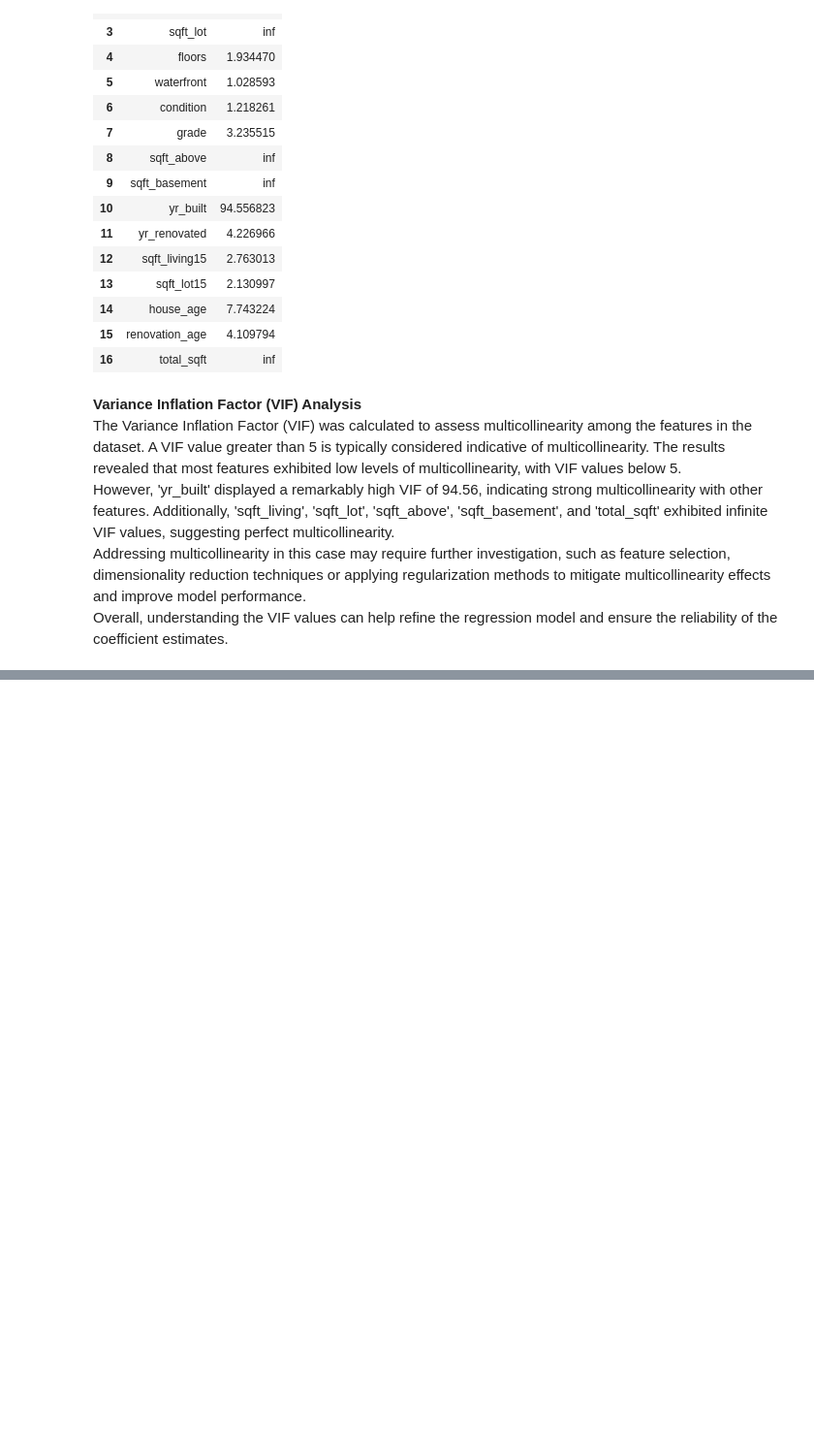
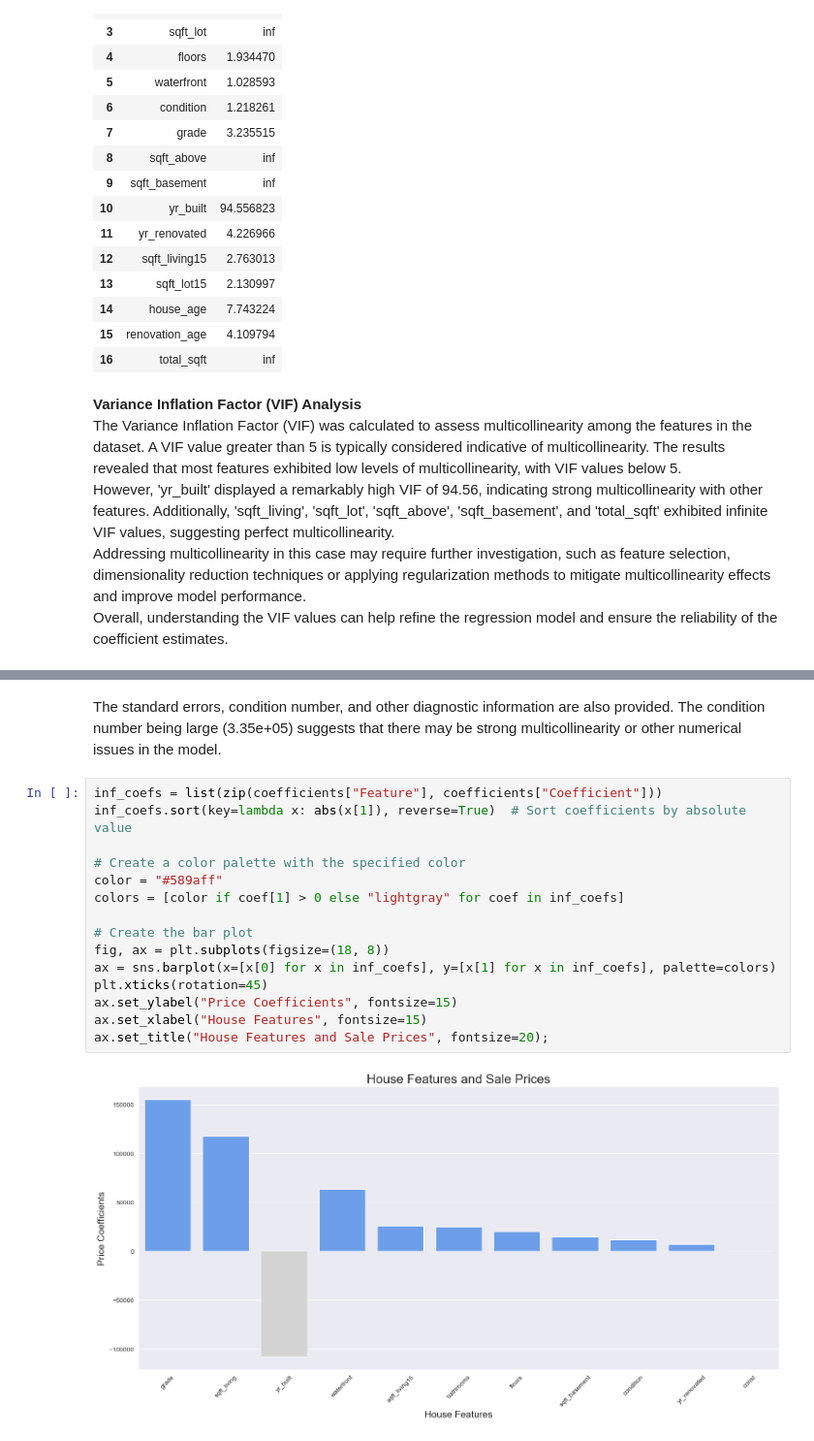
Before and after one commit to winnycodegurl/dsc-phase-2-projectgroup4, a Jupyter notebook: student.ipynb, the cells around one changed output, grey strips where cells are left out. Shown at 97% size. Drawn from its saved outputs; the diff is of its cells as text; blank space fills up the shorter version.

Commit message:
Modelling

```diff
--- a/student.ipynb
+++ b/student.ipynb
@@ -1017,0 +1442,20 @@ Variance Inflation Factor (VIF):
+# %% [markdown]
+The standard errors, condition number, and other diagnostic information are also provided.
+The condition number being large (3.35e+05) suggests that there may be strong multicollinearity or other numerical issues in the model.
+# %%
+inf_coefs = list(zip(coefficients["Feature"], coefficients["Coefficient"]))
+inf_coefs.sort(key=lambda x: abs(x[1]), reverse=True)  # Sort coefficients by absolute value
+
+# Create a color palette with the specified color
+color = "#589aff"
+colors = [color if coef[1] > 0 else "lightgray" for coef in inf_coefs]
+
+# Create the bar plot
+fig, ax = plt.subplots(figsize=(18, 8))
+ax = sns.barplot(x=[x[0] for x in inf_coefs], y=[x[1] for x in inf_coefs], palette=colors)
+plt.xticks(rotation=45)
+ax.set_ylabel("Price Coefficients", fontsize=15)
+ax.set_xlabel("House Features", fontsize=15)
+ax.set_title("House Features and Sale Prices", fontsize=20);
+# %% [output]
+[figure, added]
```
Also changed, not shown: parts of 47 cells of this notebook.
